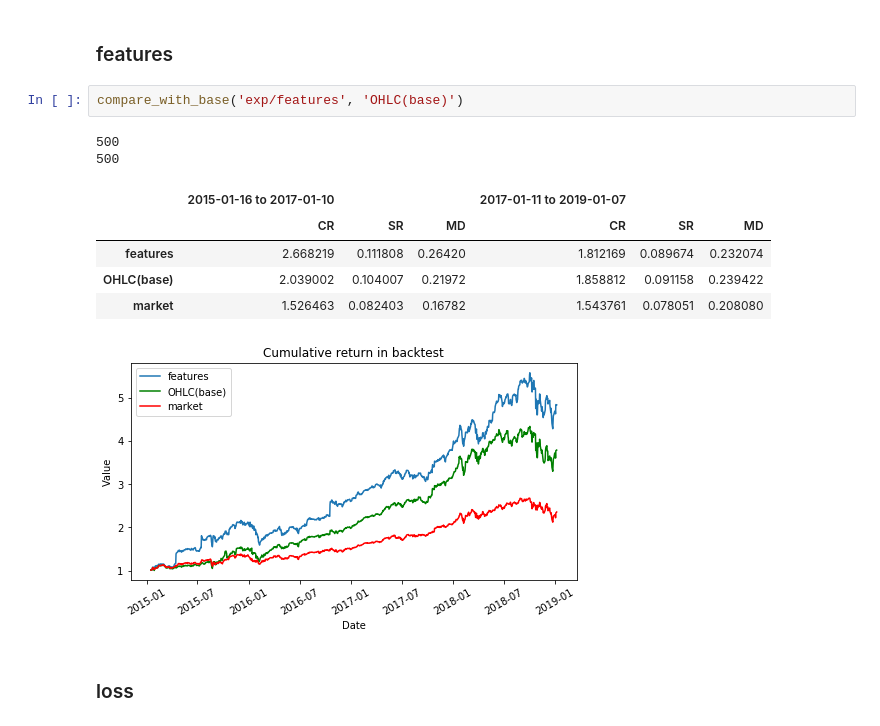
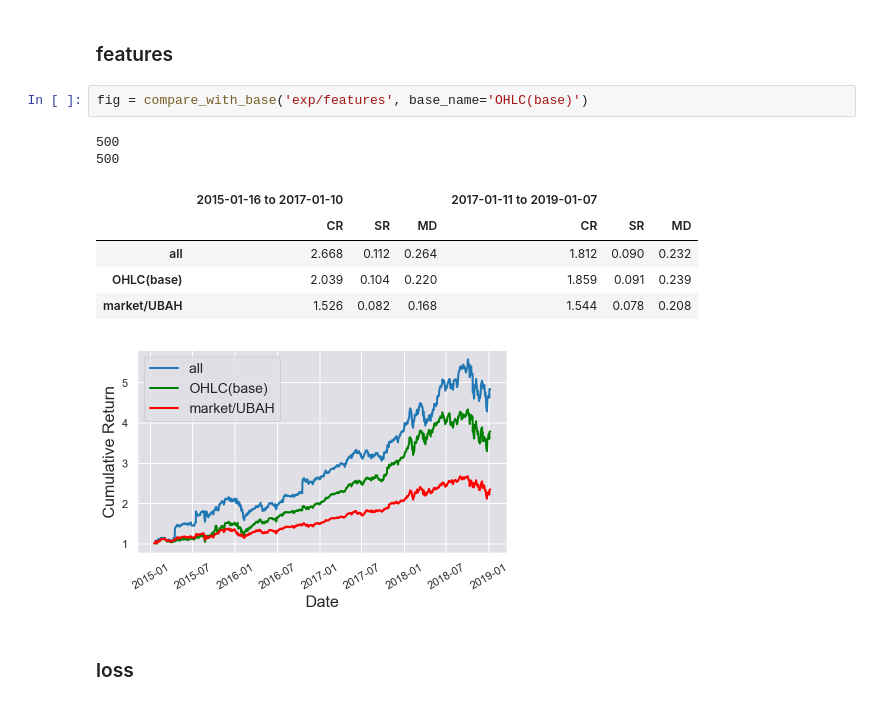
Before and after one commit to yanxurui/portfolio, a Jupyter notebook: analysis.ipynb, the cells around one changed output. Saved outputs shown, nothing was run; the diff lists cells and outputs as text.

```diff
--- a/analysis.ipynb
+++ b/analysis.ipynb
@@ -183,16 +211,16 @@ compare_with_base('exp/online')
 # %% [markdown]
 ### features
 # %%
-compare_with_base('exp/features', 'OHLC(base)')
+fig = compare_with_base('exp/features', base_name='OHLC(base)')
 # %% [output]
 500
 500
 |  | 2015-01-16 to 2017-01-10 |  |  | 2017-01-11 to 2019-01-07 |  |  |
 |  | CR | SR | MD | CR | SR | MD |
-| features | 2.668219 | 0.111808 | 0.26420 | 1.812169 | 0.089674 | 0.232074 |
-| OHLC(base) | 2.039002 | 0.104007 | 0.21972 | 1.858812 | 0.091158 | 0.239422 |
-| market | 1.526463 | 0.082403 | 0.16782 | 1.543761 | 0.078051 | 0.208080 |
+| all | 2.668 | 0.112 | 0.264 | 1.812 | 0.090 | 0.232 |
+| OHLC(base) | 2.039 | 0.104 | 0.220 | 1.859 | 0.091 | 0.239 |
+| market/UBAH | 1.526 | 0.082 | 0.168 | 1.544 | 0.078 | 0.208 |
-[figure, old version]
+[figure, new version]
 # %% [markdown]
 ### loss
 # %%
```
Also changed, not shown: parts of 9 cells of this notebook, 1 other file.
